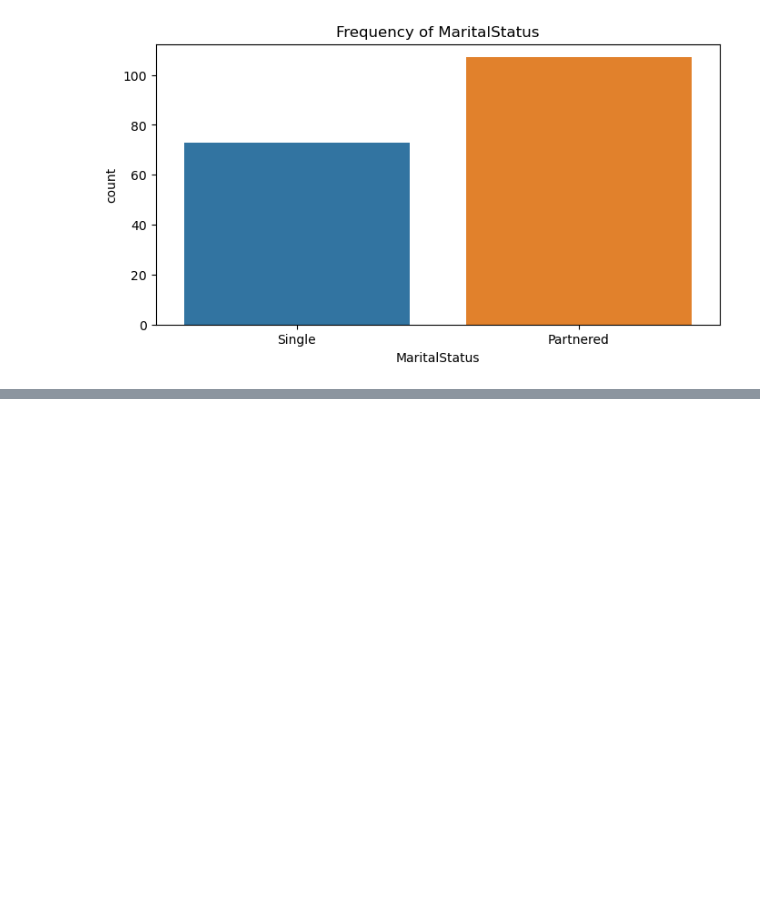
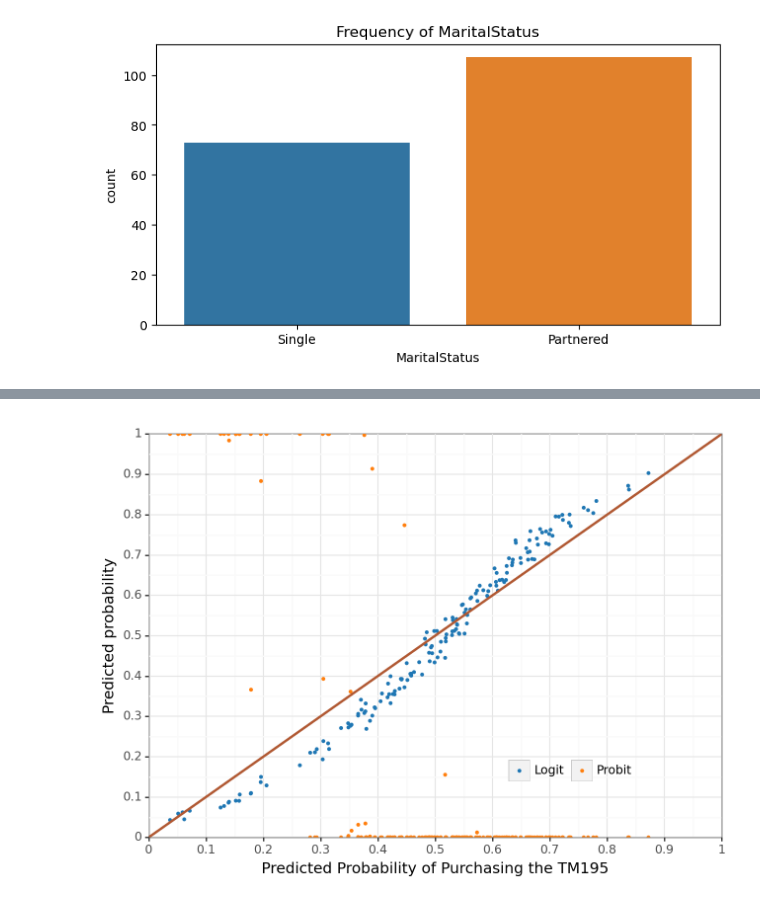
Before and after one commit to Iandrewburg/Coding1_Group_Assignment, a Jupyter notebook: Coding_1_Group_Assignment.ipynb, the cells around one changed output, grey strips where cells are left out. Drawn from its saved outputs; the diff is of its cells as text; code cells hidden in the pictures; blank space fills up the shorter version.

Commit message:
added regressions, logit, probit, lpm, all that fun stuff

```diff
--- a/Coding_1_Group_Assignment.ipynb
+++ b/Coding_1_Group_Assignment.ipynb
@@ -137,5 +178,8 @@ max      5.000000  104581.00000  360.000000
 # %%
-# Step 6: Summary and Insights
-# Use this section to summarize your findings and insights
-
-# Note: This script is a basic template and might need adjustments based on the actual data structure and requirements.
+data["Female"] = (data["Gender"] == "Female").astype(int)
+data["Partnered"] = (data["MaritalStatus"] == "Partnered").astype(int)
+data["TM195"] = (data["Product"] == "TM195").astype(int)
+data["TM498"] = (data["Product"] == "TM498").astype(int)
+data["TM798"] = (data["Product"] == "TM798").astype(int)
+data['lnIncome'] = np.log(data['Income'])
+data['lnMiles'] = np.log(data['Miles'])
@@ -141,0 +189,88 @@ max      5.000000  104581.00000  360.000000
+# %%
+# Conducting the LPM
+lpm1 = smf.ols(
+    "TM195 ~ Female + Age + Education + Partnered + Usage + Fitness + lnIncome + lnMiles",
+    data = data,
+).fit(covtype="HC1")
+
+# LPM predictive descriptives
+data["pred_lpm"] = lpm1.predict()
+print("\n" + "-"*55 + "\n")
+print("LPM Predtive Probability Descriptives:")
+print(data["pred_lpm"].describe().round(4))
+
+# Logit Model
+y, X = dmatrices(
+    "TM195 ~ Female + Age + Education + Partnered + Usage + Fitness + lnIncome + lnMiles",
+    data,
+)
+
+logit = sm.GLM(y, X, family=sm.families.Binomial(link=sm.genmod.families.links.logit()))
+logit = logit.fit()
+
+data["pred_logit"] = logit.predict()
+print("\n" + "-"*55 + "\n")
+print("Logit Predtive Probability Descriptives:")
+print(data["pred_logit"].describe())
+print("\n" + "-"*55 + "\n")
+
+logit = sm.Logit(y, X)
+logit_result = logit.fit()
+print("\n" + "-"*55 + "\n")
+
+print(logit_result.summary())
+logit_margef_results = logit_result.get_margeff()
+print("\n" + "-"*55 + "\n")
+print(logit_margef_results.summary())
+print("\n" + "-"*55 + "\n")
+
+
+# Probit Model
+print("Probit Predtive Probability Descriptives:")
+data["pred_probit"] = probit_result.predict()
+print(data["pred_probit"].describe())
+print("\n" + "-"*55 + "\n")
+
+probit = sm.Probit(y, X)
+probit_result = probit.fit()
+print("\n" + "-"*55 + "\n")
+print(probit_result.summary())
+
+probit_margef_results = probit_result.get_margeff()
+print("\n" + "-"*55 + "\n")
+print(probit_margef_results.summary())
+print("\n" + "-"*55 + "\n")
+
+
+# LPM, Logit, Probit Plot
+df_plot = pd.melt(
+    data[["pred_lpm", "pred_logit", "pred_probit"]].rename(
+        columns={"pred_logit": "Logit", "pred_probit": "Probit"}
+    ),
+    value_vars=["Logit", "Probit"],
+    id_vars=["pred_lpm"],
+).sort_values(by=["variable"], ascending=False)
+
+
+color = ["#1f77b4", "#ff7f0e", "#b15933"]
+
+g1 = (
+    ggplot(df_plot, aes(x="pred_lpm", y="value", color="variable"))
+    + geom_point(size=0.6)
+    + geom_abline(color=color[2], intercept=0, slope=1, size=1)
+    + labs(
+        x="Predicted Probability of Purchasing the TM195", y="Predicted probability"
+    )
+    + scale_y_continuous(expand=[0.00, 0.0], limits=[0, 1], breaks=np.arange(0, 1.1, 0.1))
+    + scale_x_continuous(expand=[0.00, 0.0], limits=[0, 1], breaks=np.arange(0, 1.1, 0.1))
+    + scale_color_manual(values=[color[0], color[1]])
+    + theme_bw()
+    + theme(
+        legend_title=element_blank(),
+        legend_direction="horizontal",
+        legend_position=(0.75, 0.25),
+        legend_background=element_blank(),
+    )
+)
+print(g1)
+# %% [output]
@@ -141,0 +294 @@ max      5.000000  104581.00000  360.000000
+[figure, added]
```
Also changed, not shown: parts of 19 cells of this notebook.
